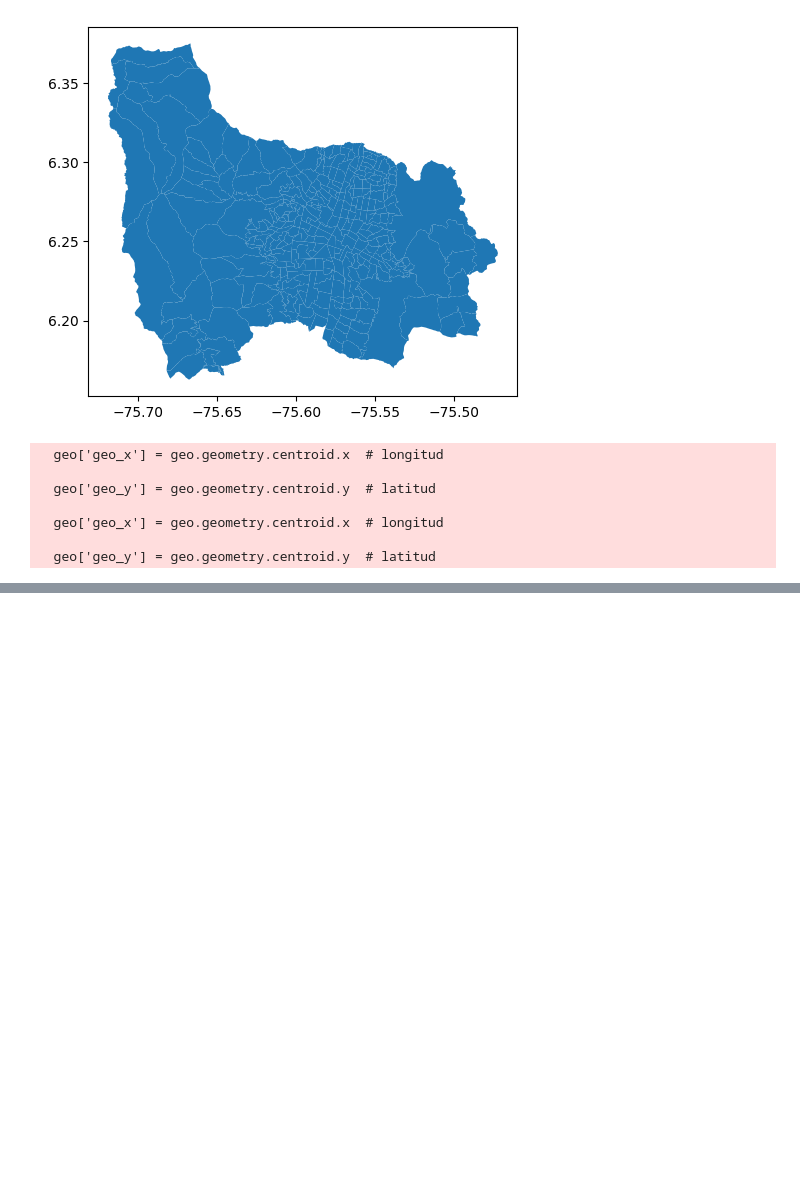
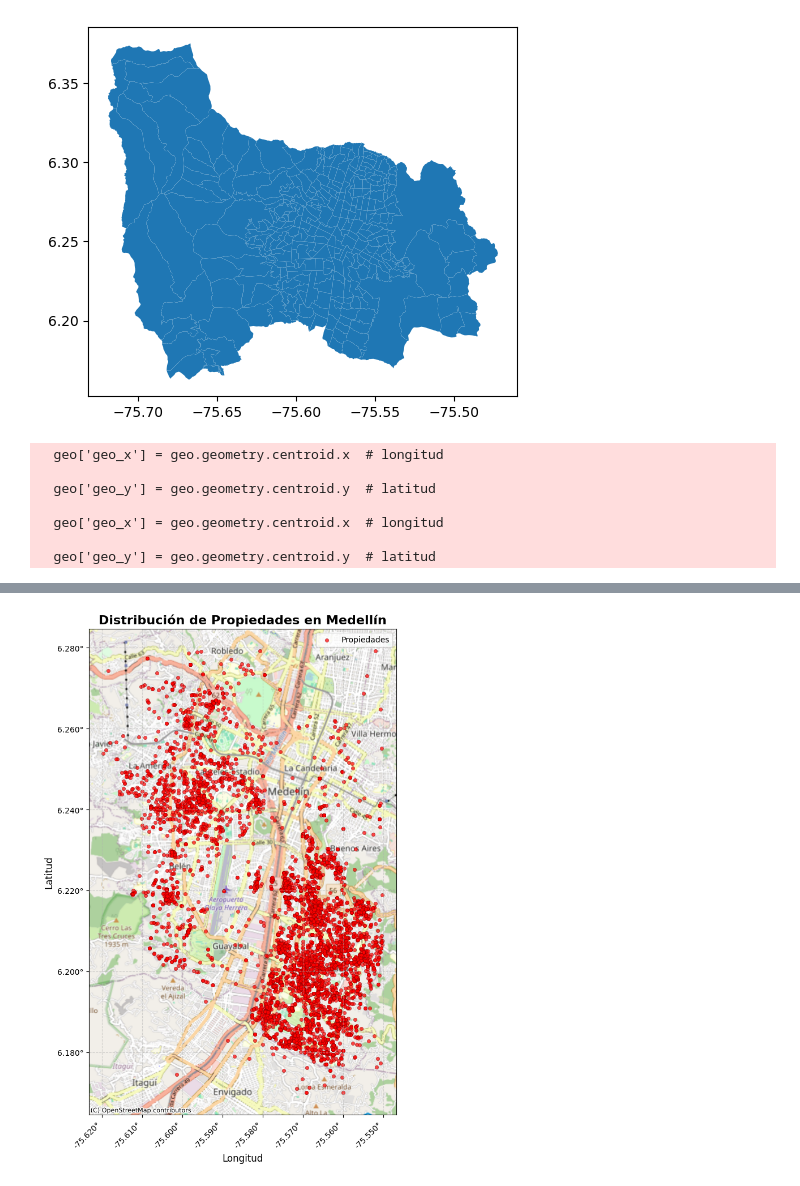
Before and after one commit to roman-correa/news, a Jupyter notebook: new_scraper.ipynb, the cells around one changed output, grey strips where cells are left out. Cells and saved outputs as stored; diff of their text form; code cells hidden in the pictures; blank space fills up the shorter version.

```diff
--- a/new_scraper.ipynb
+++ b/new_scraper.ipynb
@@ -338,0 +301,3 @@ plt.show()
+# %%
+test_arr = arriendo_mede[(arriendo_mede['latitud'] < 6.28) & (arriendo_mede['longitud'] > -75.62) & (arriendo_mede['longitud'] < -75.55)]
+test_ven = venta_mede[(venta_mede['latitud'] < 6.28) & (venta_mede['longitud'] > -75.62) & (venta_mede['longitud'] < -75.55)]
@@ -338,0 +307,43 @@ plt.show()
+# %%
+import matplotlib.pyplot as plt
+import contextily as ctx
+from shapely import wkt
+
+# Cargar y preparar los datos (ejemplo)
+test = ...  # Tu DataFrame original
+gdf = gpd.GeoDataFrame(test_arr, geometry='geometry')
+gdf_web = gdf.to_crs(epsg=4326)
+
+# Crear figura y eje
+fig, ax = plt.subplots(figsize=(12, 10))
+
+# Graficar los puntos
+gdf_web.plot(ax=ax,
+             color='red',
+             markersize=20,
+             alpha=0.7,
+             edgecolor='darkred',
+             linewidth=0.5,
+             label='Propiedades')
+
+# Añadir mapa base
+ctx.add_basemap(ax, crs=gdf_web.crs, source=ctx.providers.OpenStreetMap.Mapnik)
+
+# Personalizar la grilla de coordenadas
+ax.grid(True, linestyle='--', alpha=0.5)
+ax.set_xlabel('Longitud', fontsize=12)
+ax.set_ylabel('Latitud', fontsize=12)
+
+# Formatear los ticks para mostrar grados
+ax.xaxis.set_major_formatter(plt.FuncFormatter(lambda x, pos: f'{x:.3f}°'))
+ax.yaxis.set_major_formatter(plt.FuncFormatter(lambda y, pos: f'{y:.3f}°'))
+
+# Rotar etiquetas de longitud para mejor legibilidad
+plt.setp(ax.get_xticklabels(), rotation=45, ha='right')
+
+plt.title('Distribución de Propiedades en Medellín', fontsize=16, fontweight='bold')
+plt.legend()
+plt.tight_layout()
+plt.show()
+# %% [output]
+[figure, added]
```
Also changed, not shown: parts of 7 cells of this notebook.
